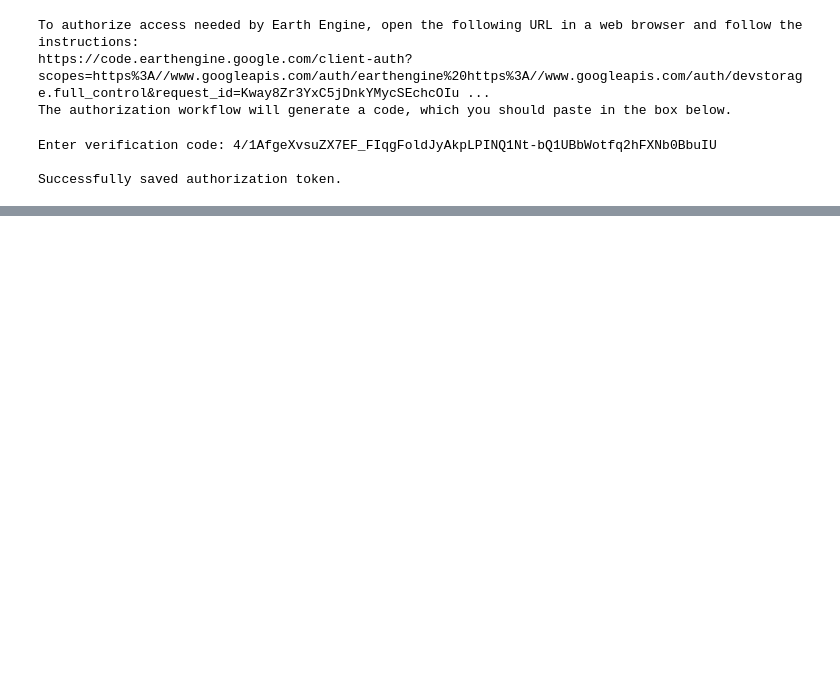
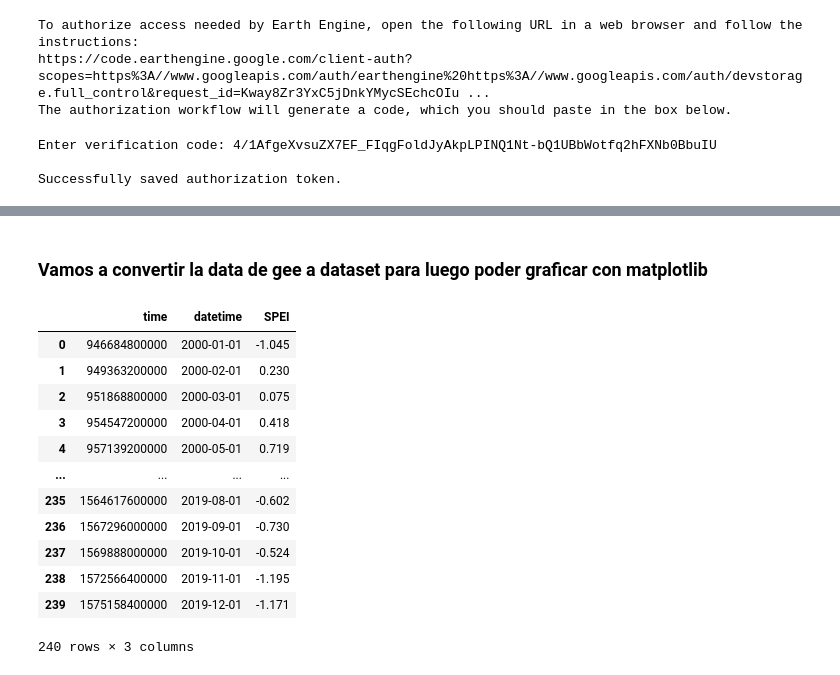
Before and after one commit to adelarja/pySatell, a Jupyter notebook: docs/SPEI calculation PoC.ipynb, the cells around one changed output, grey strips where cells are left out. Cells and saved outputs as stored; diff of their text form; code cells hidden in the pictures; blank space fills up the shorter version.

```diff
--- a/docs/SPEI calculation PoC.ipynb
+++ b/docs/SPEI calculation PoC.ipynb
@@ -19,7 +19,7 @@ def spei(dataset):
 
     time = dataset.get('system:time_start')
 
-    return precipitation.subtract(pet).multiply(0.1).rename('SPEI').set('system:time_start', time)
+    return precipitation.subtract(pet).multiply(0.01).rename('SPEI').set('system:time_start', time)
 # %%
 shp_argentina = ee.FeatureCollection('users/adelarja/Hidro2022/Prov_Arg')
 # %%
@@ -114,0 +133,2 @@ display(my_map)
+# %% [markdown]
+### Vamos a convertir la data de gee a dataset para luego poder graficar con matplotlib
@@ -114,0 +138,25 @@ display(my_map)
+# %%
+import pandas as pd
+
+def ee_array_to_df(arr, list_of_bands):
+    """Transforms client-side ee.Image.getRegion array to pandas.DataFrame."""
+    df = pd.DataFrame(arr)
+
+    # Rearrange the header.
+    headers = df.iloc[0]
+    df = pd.DataFrame(df.values[1:], columns=headers)
+
+    # Remove rows without data inside.
+    df = df[['longitude', 'latitude', 'time', *list_of_bands]].dropna()
+
+    # Convert the data to numeric values.
+    for band in list_of_bands:
+        df[band] = pd.to_numeric(df[band], errors='coerce')
+
+    # Convert the time field into a datetime.
+    df['datetime'] = pd.to_datetime(df['time'], unit='ms')
+
+    # Keep the columns of interest.
+    df = df[['time','datetime',  *list_of_bands]]
+
+    return df
@@ -114,0 +165,16 @@ display(my_map)
+# %%
+spei_df
+# %% [output]
+|  | time | datetime | SPEI |
+| 0 | 946684800000 | 2000-01-01 | -1.045 |
+| 1 | 949363200000 | 2000-02-01 | 0.230 |
+| 2 | 951868800000 | 2000-03-01 | 0.075 |
+| 3 | 954547200000 | 2000-04-01 | 0.418 |
+| 4 | 957139200000 | 2000-05-01 | 0.719 |
+| ... | ... | ... | ... |
+| 235 | 1564617600000 | 2019-08-01 | -0.602 |
+| 236 | 1567296000000 | 2019-09-01 | -0.730 |
+| 237 | 1569888000000 | 2019-10-01 | -0.524 |
+| 238 | 1572566400000 | 2019-11-01 | -1.195 |
+| 239 | 1575158400000 | 2019-12-01 | -1.171 |
+240 rows × 3 columns
```
Also changed, not shown: parts of 6 cells of this notebook.
